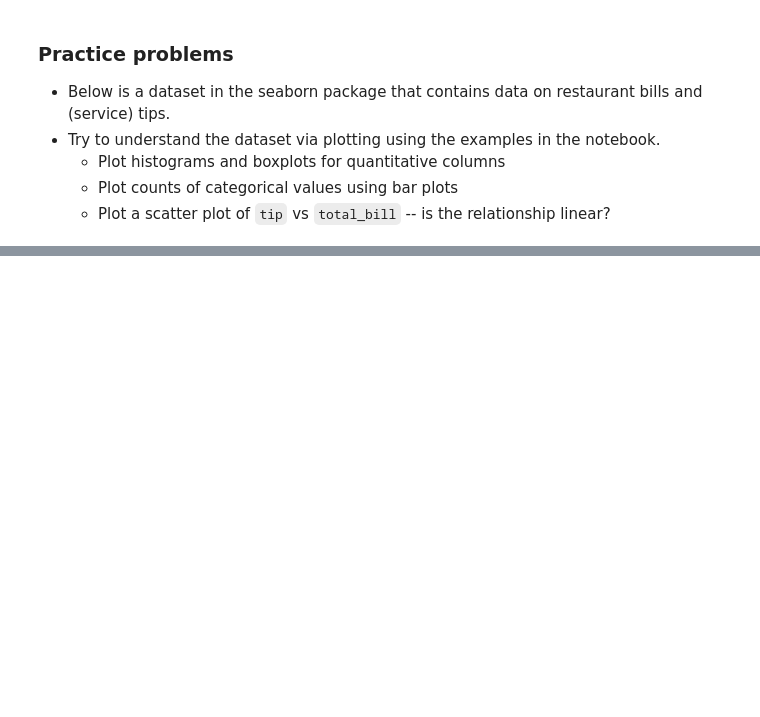
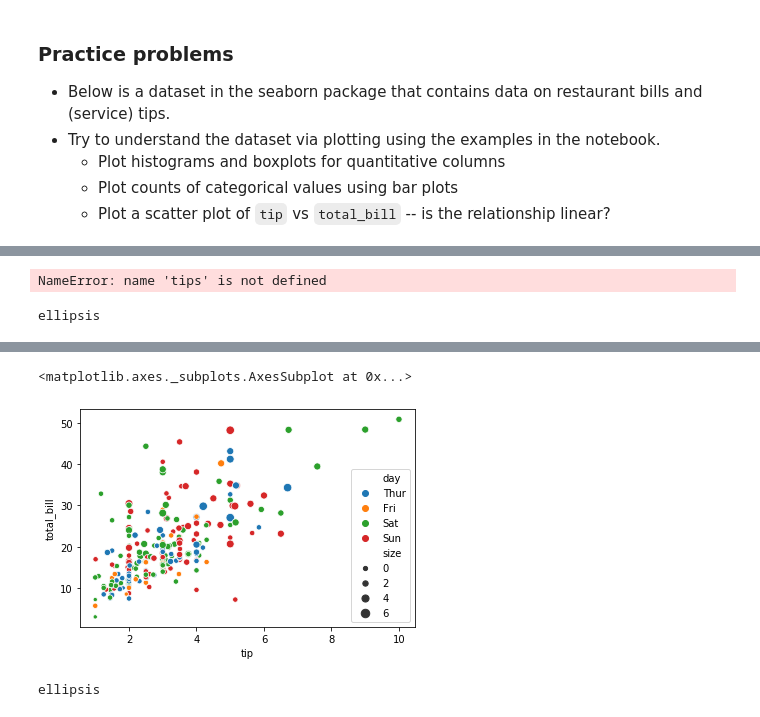
Before and after one commit to leeso1718/dsc80-wi20, a Jupyter notebook: discussions/03/Discussion 03.ipynb, the cells around one changed output, grey strips where cells are left out. Saved outputs shown, nothing was run; the diff lists cells and outputs as text; code cells hidden in the pictures; blank space fills up the shorter version.

```diff
--- a/discussions/03/Discussion 03.ipynb
+++ b/discussions/03/Discussion 03.ipynb
@@ -315,3 +491,14 @@ Plot the counts of meals in `tips` by day. Your plotting function, `plot_meal_by
+# %%
+count_meals = tips['day'].value_counts()
+tips_plot = count_meals.sort_index().plot(kind = 'barh', title = 'Counts of meals by day', color = ["blue",'orange','green','red'])
+tips_plot
+count_meals
+# %% [output]
+NameError: name 'tips' is not defined
+# %%
+type(ax)
+# %% [output]
+ellipsis
 # %% [markdown]
 **Question 2**
 
@@ -322,6 +509,17 @@ Plot a seaborn scatterplot using the `tips` data by day. Your plotting function,
 * size of the dots are given by `size` of the table.
 
 <img src="imgs/scatter.png" width="50%"/>
+# %%
+tips = sns.load_dataset('tips')
+# %%
+sns.scatterplot(data=tips, x='tip', y='total_bill', hue='day', size = 'size')
+# %% [output]
+<matplotlib.axes._subplots.AxesSubplot at 0x...>
+[figure, added]
+# %%
+ax = disc.plot_bill_by_tip(tips)
+# %% [output]
+ellipsis
 # %% [markdown]
 **Question 3**
 
```
Also changed, not shown: parts of 51 cells of this notebook, 36 other files.
